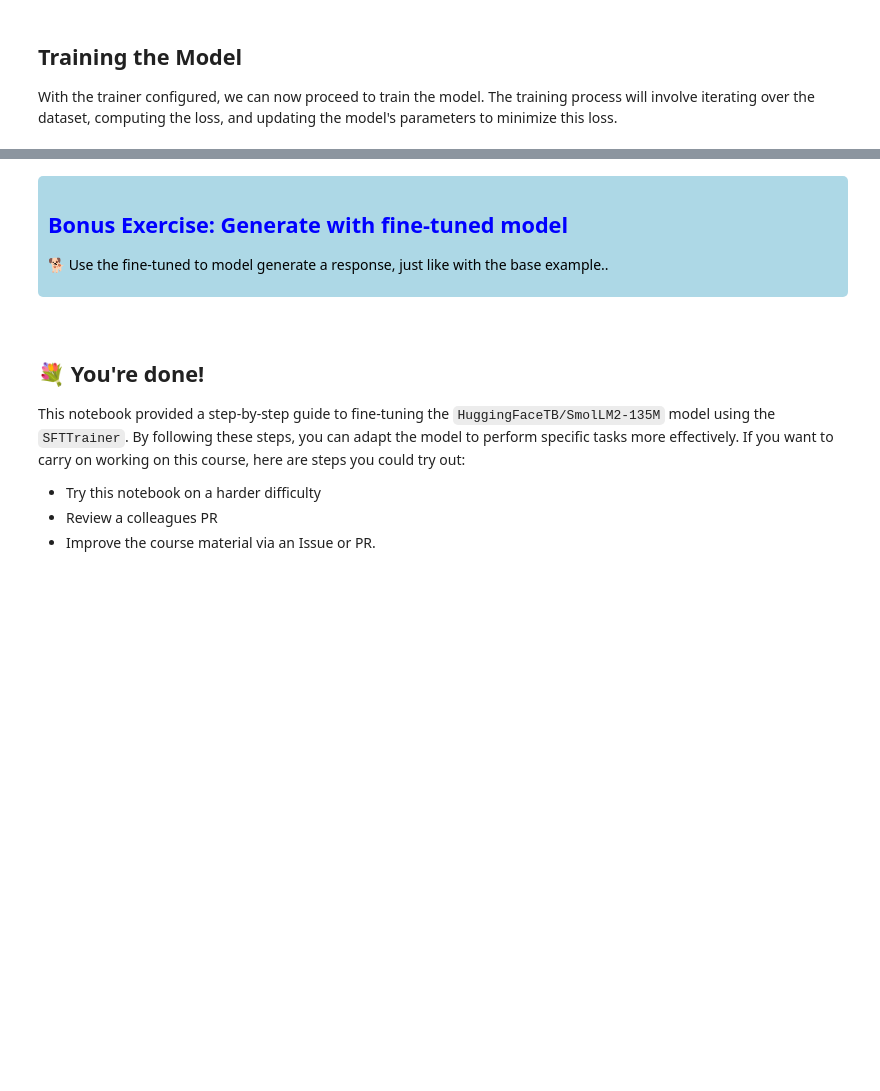
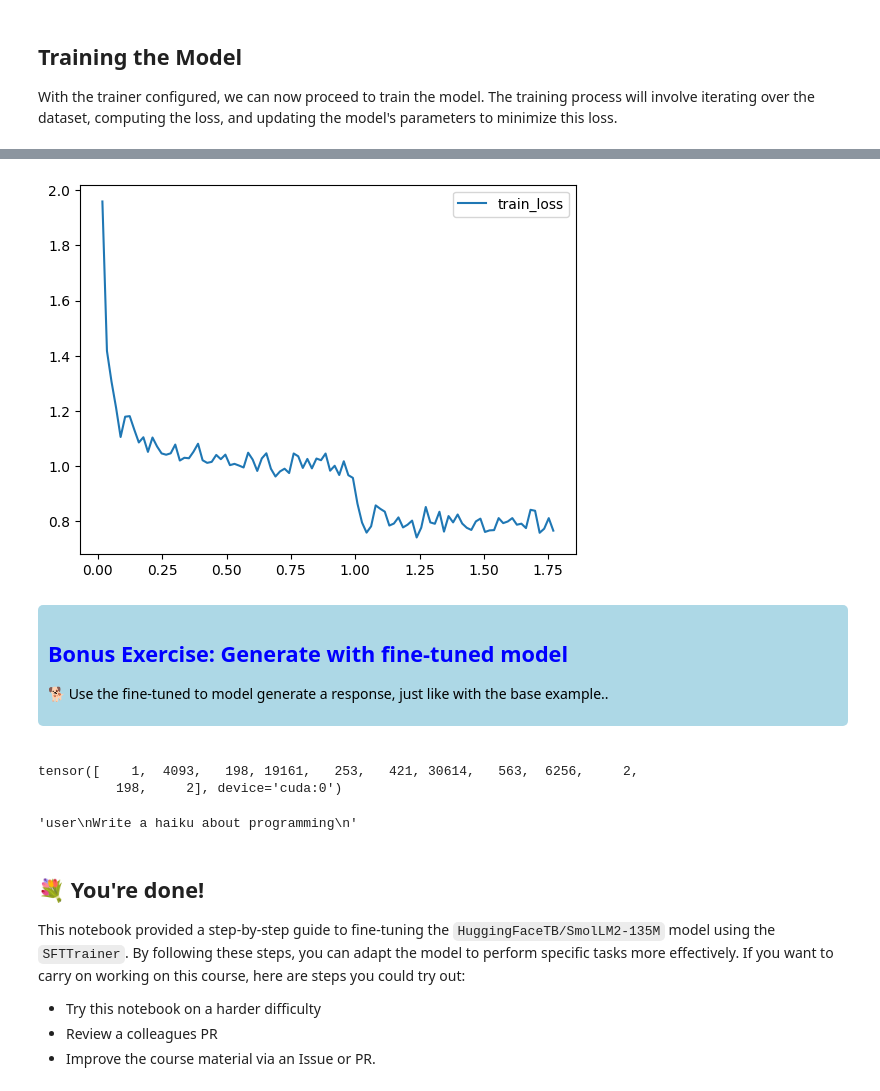
Before and after one commit to brtenorio/smol-course, a Jupyter notebook: 1_instruction_tuning/notebooks/sft_finetuning_example.ipynb, the cells around one changed output, grey strips where cells are left out. Drawn from its saved outputs; the diff is of its cells as text; code cells hidden in the pictures; blank space fills up the shorter version.

```diff
--- a/1_instruction_tuning/notebooks/sft_finetuning_example.ipynb
+++ b/1_instruction_tuning/notebooks/sft_finetuning_example.ipynb
@@ -120,7 +167,7 @@ sft_config = SFTConfig(
     learning_rate=5e-5,  # Common starting point for fine-tuning
     logging_steps=10,  # Frequency of logging training metrics
     save_steps=100,  # Frequency of saving model checkpoints
-    evaluation_strategy="steps",  # Evaluate the model at regular intervals
+    #evaluation_strategy="steps",  # Evaluate the model at regular intervals
     eval_steps=50,  # Frequency of evaluation
     use_mps_device=(
         True if device == "mps" else False
@@ -133,7 +180,7 @@ trainer = SFTTrainer(
     model=model,
     args=sft_config,
     train_dataset=ds["train"],
-    tokenizer=tokenizer,
+    processing_class=tokenizer,
     eval_dataset=ds["test"],
 )
 
@@ -151,5 +233,21 @@ trainer.save_model(f"./{finetune_name}")
 # %%
 trainer.push_to_hub(tags=finetune_tags)
+# %%
+import pandas as pd
+import matplotlib.pyplot as plt
+
+# Retrieve log_history and save it to a dataframe
+log = pd.DataFrame(trainer.state.log_history)
+log_t = log[log['loss'].notna()]
+#log_e = log[log['eval_loss'].notna()]
+
+# Plot train and evaluation losses
+plt.plot(log_t["epoch"], log_t["loss"], label = "train_loss")
+#plt.plot(log_e["epoch"], log_e["eval_loss"], label = "eval_loss")
+plt.legend()
+plt.show()
+# %% [output]
+[figure, added]
 # %% [markdown]
 <div style='background-color: lightblue; padding: 10px; border-radius: 5px; margin-bottom: 20px; color:black'>
     <h2 style='margin: 0;color:blue'>Bonus Exercise: Generate with fine-tuned model</h2>
@@ -169,6 +267,19 @@ formatted_prompt = tokenizer.apply_chat_template(messages, tokenize=False)
 inputs = tokenizer(formatted_prompt, return_tensors="pt").to(device)
 
 # TODO: use the fine-tuned to model generate a response, just like with the base example.
+# %%
+model_FT = AutoModelForCausalLM.from_pretrained(f"./{finetune_name}").to(device)
+
+output = model_FT.generate(**inputs, max_new_tokens=100)
+
+output[0]
+# %% [output]
+tensor([    1,  4093,   198, 19161,   253,   421, 30614,   563,  6256,     2,
+          198,     2], device='cuda:0')
+# %%
+tokenizer.decode(output[0], skip_special_tokens=True)
+# %% [output]
+'user\nWrite a haiku about programming\n'
 # %% [markdown]
 ## 💐 You're done!
 
```
Also changed, not shown: parts of 6 cells of this notebook.
